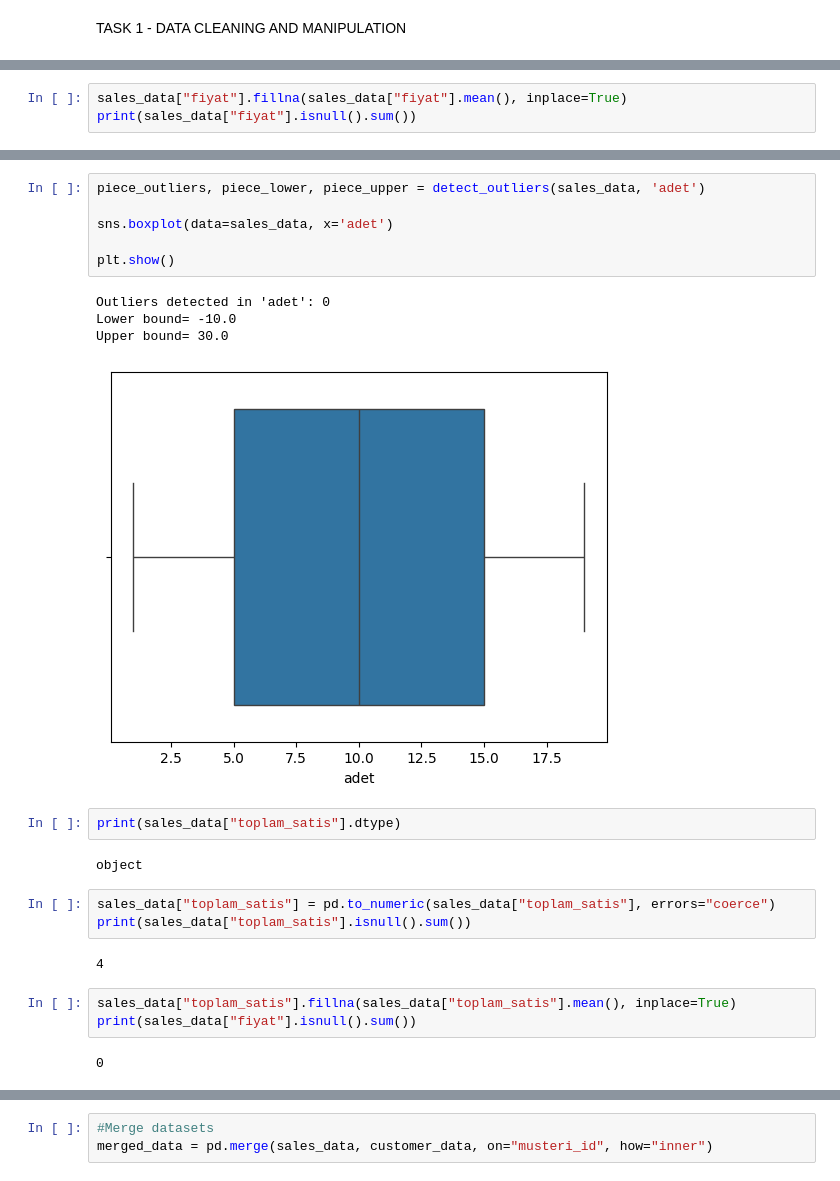
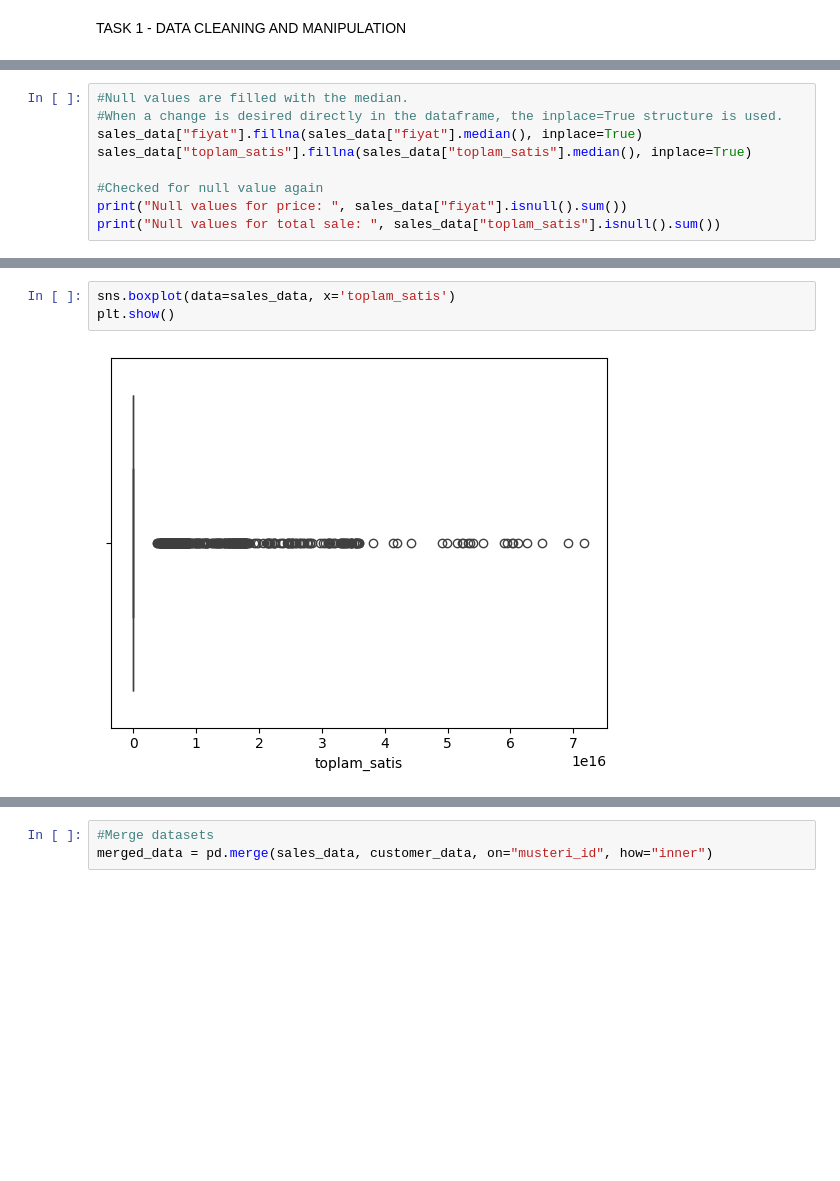
Before and after one commit to Aleynaunver/Data-Analysis-and-Manipulation, a Jupyter notebook: main.ipynb, the cells around one changed output, grey strips where cells are left out. Cells and saved outputs as stored; diff of their text form; blank space fills up the shorter version.

```diff
--- a/main.ipynb
+++ b/main.ipynb
@@ -45,0 +146,9 @@ According to the above results, there is no missing data in both tables. Therefo
+# %%
+#Null values are filled with the median.
+#When a change is desired directly in the dataframe, the inplace=True structure is used.
+sales_data["fiyat"].fillna(sales_data["fiyat"].median(), inplace=True)
+sales_data["toplam_satis"].fillna(sales_data["toplam_satis"].median(), inplace=True)
+
+#Checked for null value again
+print("Null values for price: ", sales_data["fiyat"].isnull().sum())
+print("Null values for total sale: ", sales_data["toplam_satis"].isnull().sum())
@@ -70,3 +177,0 @@ print(sales_data["fiyat"].isnull().sum())
-# %%
-sales_data["fiyat"].fillna(sales_data["fiyat"].mean(), inplace=True)
-print(sales_data["fiyat"].isnull().sum())
@@ -98,25 +198,5 @@ Index: []
 # %%
-piece_outliers, piece_lower, piece_upper = detect_outliers(sales_data, 'adet')
-
-sns.boxplot(data=sales_data, x='adet')
-
+sns.boxplot(data=sales_data, x='toplam_satis')
 plt.show()
 # %% [output]
-Outliers detected in 'adet': 0
-Lower bound= -10.0
-Upper bound= 30.0
-[figure, old version]
+[figure, new version]
-# %%
-print(sales_data["toplam_satis"].dtype)
-# %% [output]
-object
-# %%
-sales_data["toplam_satis"] = pd.to_numeric(sales_data["toplam_satis"], errors="coerce")
-print(sales_data["toplam_satis"].isnull().sum())
-# %% [output]
-4
-# %%
-sales_data["toplam_satis"].fillna(sales_data["toplam_satis"].mean(), inplace=True)
-print(sales_data["fiyat"].isnull().sum())
-# %% [output]
-0
```
Also changed, not shown: parts of 67 cells of this notebook, 1 other file.
